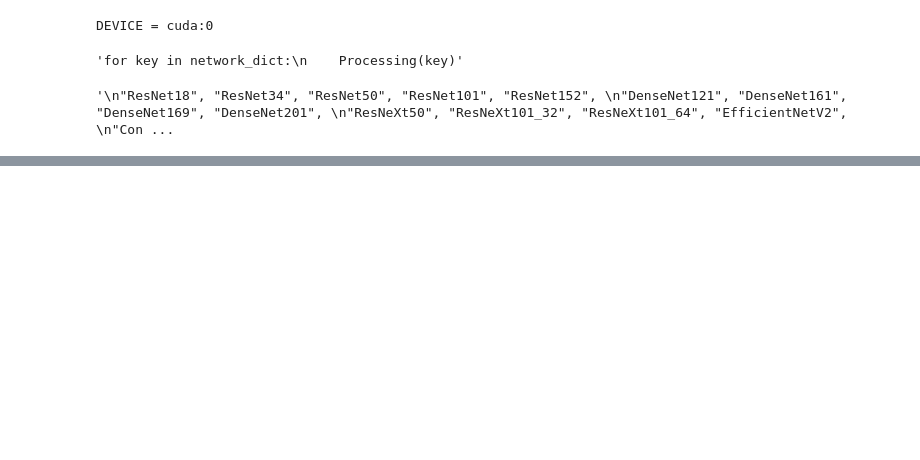
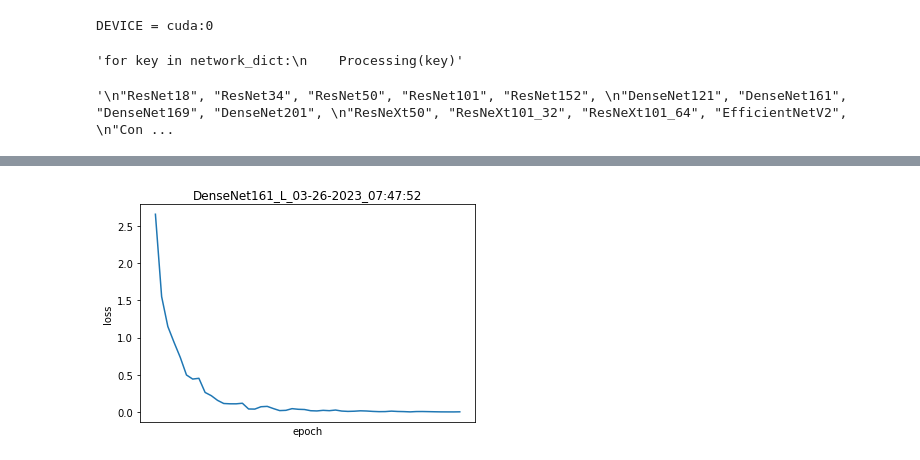
Before and after one commit to HanhengHe/BigDataCourseProj, a Jupyter notebook: bigdataproj.ipynb, the cells around one changed output, grey strips where cells are left out. Saved outputs shown, nothing was run; the diff lists cells and outputs as text; code cells hidden in the pictures; blank space fills up the shorter version.

```diff
--- a/bigdataproj.ipynb
+++ b/bigdataproj.ipynb
@@ -477,2 +531,3 @@ TESTING...
 # %%
-Processing("DenseNet161", outputFrequence=1)
+Processing("DenseNet161", lrChangeFq=5, outputFrequence=10)
+# %% [output]
@@ -478,0 +547 @@ Processing("DenseNet161", outputFrequence=1)
+[figure, added]
```
Also changed, not shown: parts of 17 cells of this notebook.
